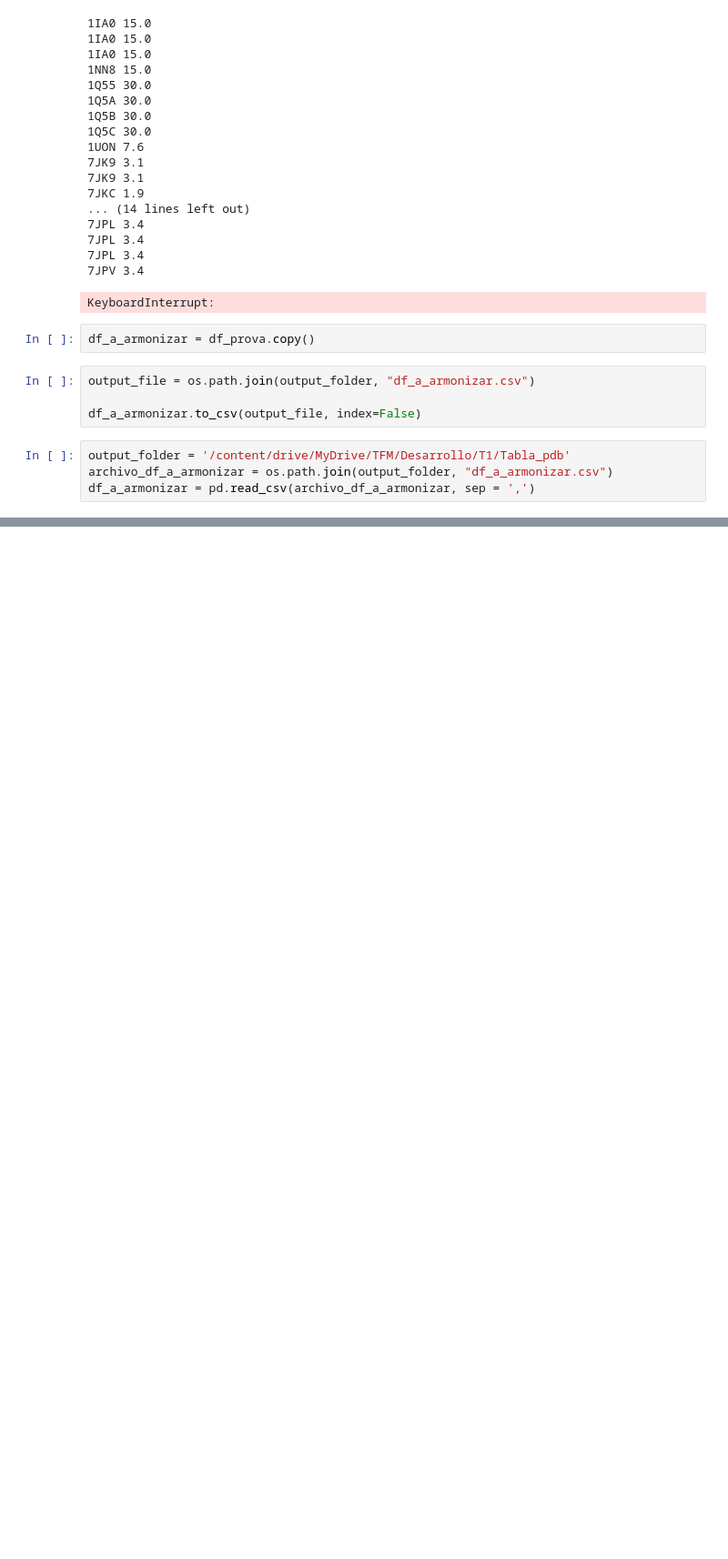
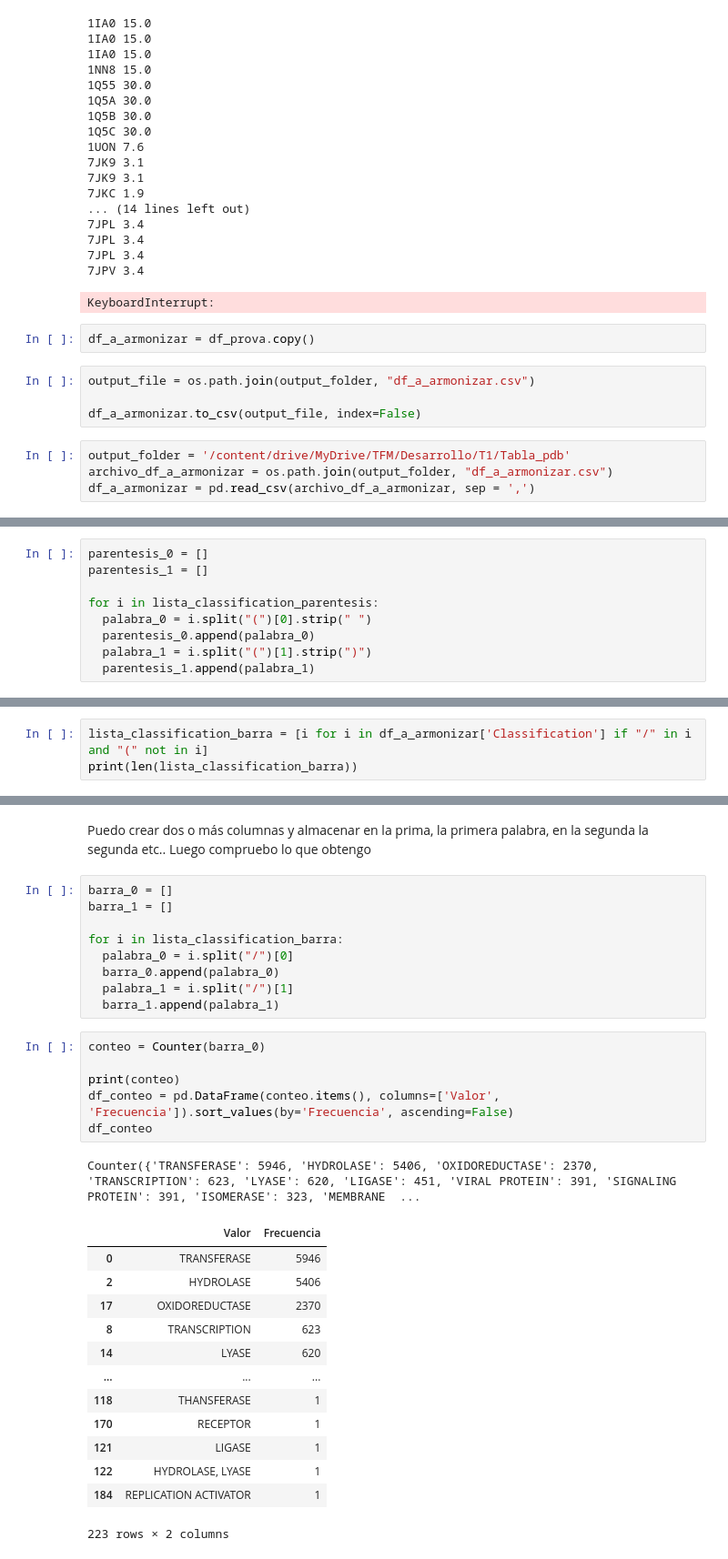
Before and after one commit to Danie7e/TFM_Daniele_Sebastiani_UOC, a Jupyter notebook: 1_identificacion_ligandos_proteinas/Crear_Tabla_PDB.ipynb, the cells around one changed output, grey strips where cells are left out. Shown at 91% size. Cells and saved outputs as stored; diff of their text form; blank space fills up the shorter version.

Commit message:
Añadir notebook Crear_Tabla_PDB

```diff
--- a/1_identificacion_ligandos_proteinas/Crear_Tabla_PDB.ipynb
+++ b/1_identificacion_ligandos_proteinas/Crear_Tabla_PDB.ipynb
@@ -687,0 +778,9 @@ df_a_armonizar = pd.read_csv(archivo_df_a_armonizar, sep = ',')
+# %%
+parentesis_0 = []
+parentesis_1 = []
+
+for i in lista_classification_parentesis:
+  palabra_0 = i.split("(")[0].strip(" ")
+  parentesis_0.append(palabra_0)
+  palabra_1 = i.split("(")[1].strip(")")
+  parentesis_1.append(palabra_1)
@@ -687,0 +802,3 @@ df_a_armonizar = pd.read_csv(archivo_df_a_armonizar, sep = ',')
+# %%
+lista_classification_barra = [i for i in df_a_armonizar['Classification'] if "/" in i and "(" not in i]
+print(len(lista_classification_barra))
@@ -687,0 +827,33 @@ df_a_armonizar = pd.read_csv(archivo_df_a_armonizar, sep = ',')
+# %% [markdown]
+Puedo crear dos o más columnas y almacenar en la prima, la primera palabra, en la segunda la segunda etc..
+Luego compruebo lo que obtengo
+# %%
+barra_0 = []
+barra_1 = []
+
+for i in lista_classification_barra:
+  palabra_0 = i.split("/")[0]
+  barra_0.append(palabra_0)
+  palabra_1 = i.split("/")[1]
+  barra_1.append(palabra_1)
+# %%
+conteo = Counter(barra_0)
+
+print(conteo)
+df_conteo = pd.DataFrame(conteo.items(), columns=['Valor', 'Frecuencia']).sort_values(by='Frecuencia', ascending=False)
+df_conteo
+# %% [output]
+Counter({'TRANSFERASE': 5946, 'HYDROLASE': 5406, 'OXIDOREDUCTASE': 2370, 'TRANSCRIPTION': 623, 'LYASE': 620, 'LIGASE': 451, 'VIRAL PROTEIN': 391, 'SIGNALING PROTEIN': 391, 'ISOMERASE': 323, 'MEMBRANE  ...
+|  | Valor | Frecuencia |
+| 0 | TRANSFERASE | 5946 |
+| 2 | HYDROLASE | 5406 |
+| 17 | OXIDOREDUCTASE | 2370 |
+| 8 | TRANSCRIPTION | 623 |
+| 14 | LYASE | 620 |
+| ... | ... | ... |
+| 118 | THANSFERASE | 1 |
+| 170 | RECEPTOR | 1 |
+| 121 | LIGASE | 1 |
+| 122 | HYDROLASE, LYASE | 1 |
+| 184 | REPLICATION ACTIVATOR | 1 |
+223 rows × 2 columns
```
Also changed, not shown: parts of 37 cells of this notebook.
